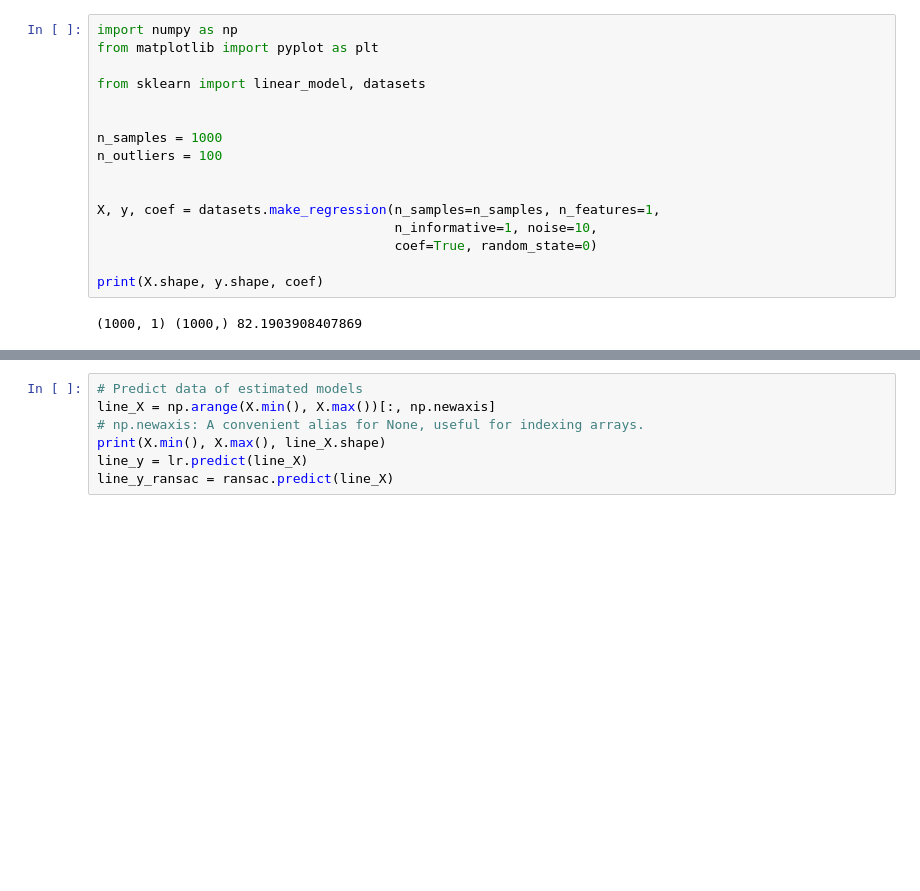
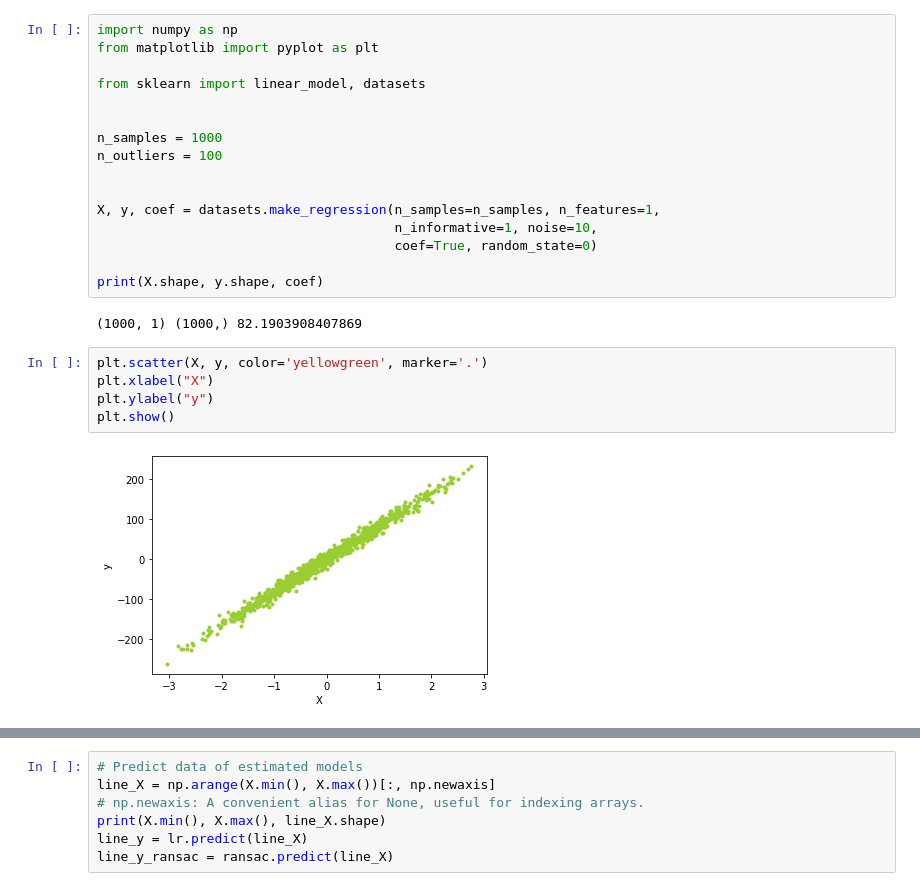
Before and after one commit to carmelocs/Learning, a Jupyter notebook: RANSAC/plot_ransac.ipynb, the cells around one changed output, grey strips where cells are left out. Cells and saved outputs as stored; diff of their text form; blank space fills up the shorter version.

```diff
--- a/RANSAC/plot_ransac.ipynb
+++ b/RANSAC/plot_ransac.ipynb
@@ -24,6 +24,13 @@ X, y, coef = datasets.make_regression(n_samples=n_samples, n_features=1,
 print(X.shape, y.shape, coef)
 # %% [output]
 (1000, 1) (1000,) 82.1903908407869
+# %%
+plt.scatter(X, y, color='yellowgreen', marker='.')
+plt.xlabel("X")
+plt.ylabel("y")
+plt.show()
+# %% [output]
+[figure, added]
 # %%
 # Add outlier data
 np.random.seed(0)
```
Also changed, not shown: parts of 7 cells of this notebook.
